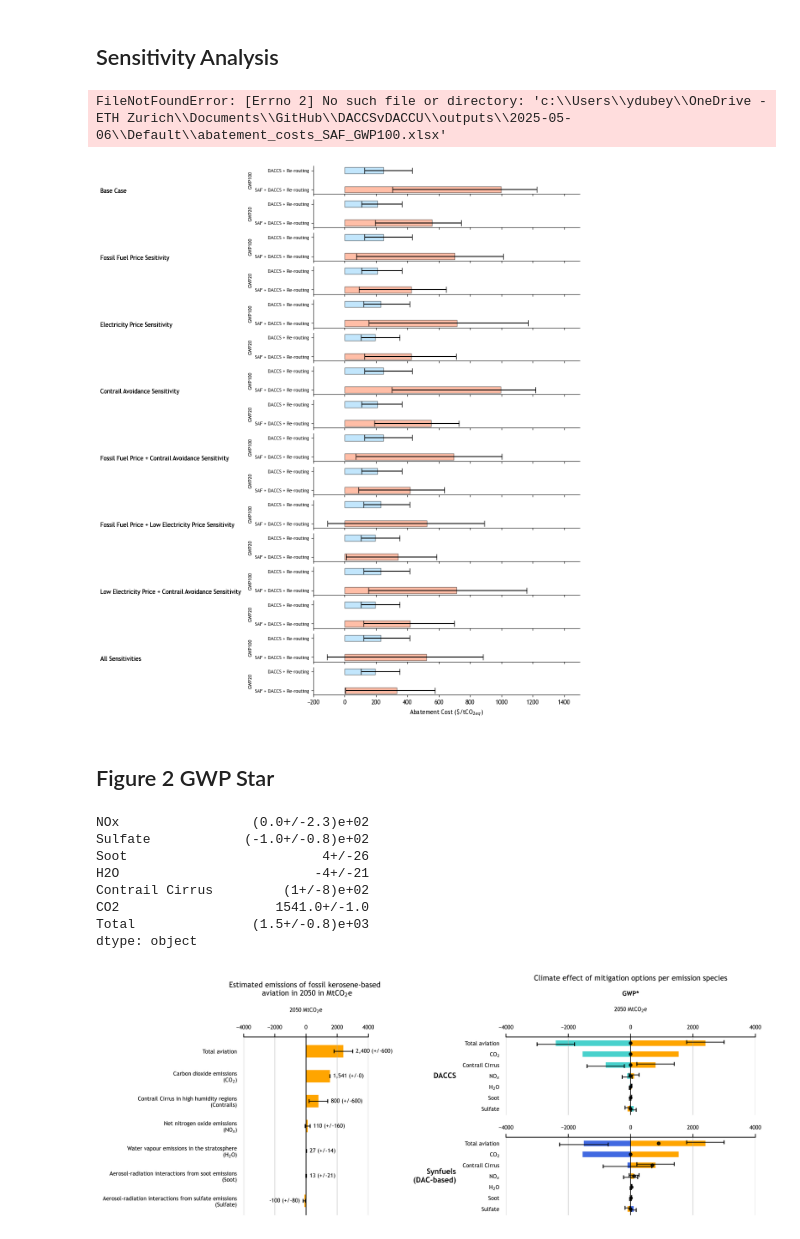
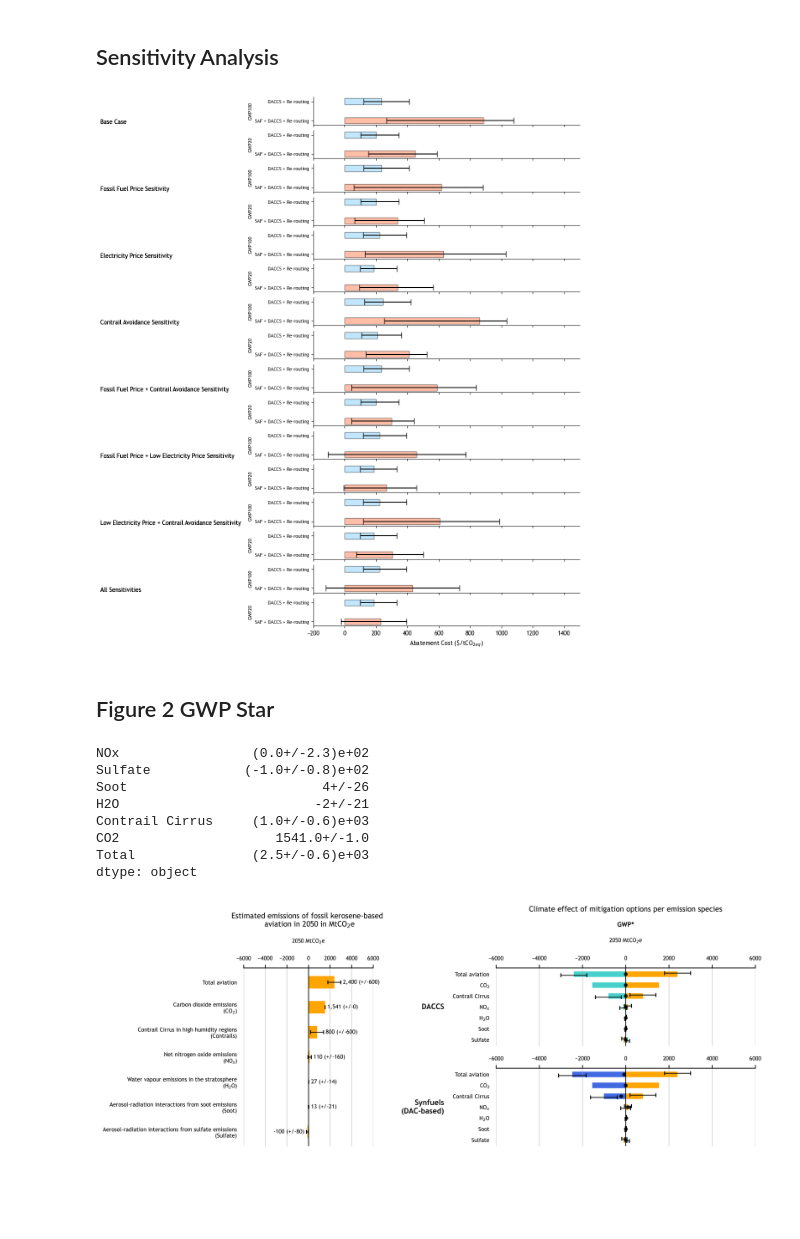
Before and after one commit to kfdsievert/DACCSvDACCU, a Jupyter notebook: code/plots.ipynb, the cells around one changed output. Drawn from its saved outputs; the diff is of its cells as text; code cells hidden in the pictures; blank space fills up the shorter version.

```diff
--- a/code/plots.ipynb
+++ b/code/plots.ipynb
@@ -19,7 +19,7 @@ sensitivity = False
 # %%
 notebook_dir = os.path.dirname(os.path.abspath("__file__"))
 root = os.path.dirname(notebook_dir)
-folder_name_base = "2025-05-06"
+folder_name_base = "2025-05-21"
 sensitivity_name = "Default"
 if sensitivity:
     folder_name = os.path.join(folder_name_base, sensitivity_name)
@@ -830,8 +830,6 @@ for folder in sensitivity_scenarios:
                 df.rename(columns={"Unnamed: 0": "Quartile"}, inplace=True)
                 df.loc[:,"Abatement Cost $ per tCO2eq"] = df.loc[:,"Abatement Cost $ per tCO2eq"].astype(str).apply(lambda x: ufloat_fromstr(x))
                 sensitivity_scenario_dfs[folder][tech][gwp][scenario] = df
-# %% [output]
-FileNotFoundError: [Errno 2] No such file or directory: 'c:\\Users\\ydubey\\OneDrive - ETH Zurich\\Documents\\GitHub\\DACCSvDACCU\\outputs\\2025-05-06\\Default\\abatement_costs_SAF_GWP100.xlsx'
 # %%
 fig, axs = plt.subplots(16, 1, figsize=(8, 16), sharex=True)
 plt.xlim(-200, 1500)
@@ -877,11 +875,11 @@ for sensitivity_scenario in sensitivity_scenarios:
 
 plt.show()
 # %% [output]
-[figure, old version]
+[figure, new version]
 # %% [markdown]
 ## Figure 2 GWP Star
 # %%
-gwp_star_emissions = pd.read_csv(os.path.join(notebook_dir, f"{root}/outputs/{folder_name}/gwp_star.csv"))
+gwp_star_emissions = pd.read_excel(os.path.join(notebook_dir, f"{root}/outputs/{folder_name}/gwp_star.xlsx"), sheet_name = "Base Case")
 # %%
 gwp_star_emissions = gwp_star_emissions.rename(columns={"Unnamed: 0": "Route"})
 gwp_star_emissions = gwp_star_emissions.set_index("Route")
@@ -896,10 +894,10 @@ gwp_star_emissions.loc["GWP* BAU"] - gwp_star_emissions.loc["GWP* SAF"]
 NOx                 (0.0+/-2.3)e+02
 Sulfate            (-1.0+/-0.8)e+02
 Soot                         4+/-26
-H2O                         -4+/-21
-Contrail Cirrus         (1+/-8)e+02
+H2O                         -2+/-21
+Contrail Cirrus     (1.0+/-0.6)e+03
 CO2                    1541.0+/-1.0
-Total               (1.5+/-0.8)e+03
+Total               (2.5+/-0.6)e+03
 dtype: object
 # %%
 import matplotlib.pyplot as plt
@@ -917,8 +915,8 @@ axs = [ax_bau, ax_daccs, ax_saf]
 
 # Common settings
 for ax in axs:
-    ax.set_xlim(-4000, 4000)
-    ax.set_xticks(range(-4000, 4001, 2000))
+    ax.set_xlim(-6000, 6000)
+    ax.set_xticks(range(-6000, 6001, 2000))
 
 # Data and visual settings (assuming gwp_star_emissions exists)
 bar_width = 0.5
@@ -1005,31 +1003,31 @@ for ax in axs:
         ax.set_yticklabels(list(reversed(labels.values())), fontsize=6)
     ax.xaxis.grid(True, linestyle='-', alpha=0.5)
     ax.tick_params(axis='x', labelsize=6)
     ax.tick_params(axis='y', which='both', left=False, right=False)
     ax.axvline(0, color="black", linewidth=0.8, linestyle="-")
     ax.xaxis.set_ticks_position('top')
     ax.xaxis.set_label_position('top')
     #ax.spines['top'].set_visible(False)
     ax.spines['right'].set_visible(False)
     ax.spines['left'].set_visible(False)
     ax.spines['bottom'].set_visible(False)
 
 # Titles
 ax_daccs.set_ylabel("DACCS", fontsize=8, labelpad=0.5, weight="bold", rotation=0, ha='right', va='center')
 ax_saf.set_ylabel("Synfuels\n(DAC-based)", fontsize=8, labelpad=0.5, weight="bold", rotation=0, ha='right', va='center')
 ax_daccs.yaxis.set_label_coords(-0.2, 0.5)
 ax_saf.yaxis.set_label_coords(-0.2, 0.5)
 ax_bau.set_title("Estimated emissions of fossil kerosene-based \n aviation in 2050 in MtCO$_2$e ", fontsize=8, y=1.2)
 ax_daccs.set_title("Climate effect of mitigation options per emission species", fontsize=8, y=1.65)
 
 
 
 
 ax_bau.text(0.5, 1.15, "2050 MtCO$_2$e", transform=ax_bau.transAxes, fontsize=6, ha='center', va='center')
 ax_daccs.text(0.5, 1.55, "GWP*", transform=ax_daccs.transAxes, fontsize=7, ha='center', va='center', weight='bold')
 ax_daccs.text(0.5, 1.35, "2050 MtCO$_2$e", transform=ax_daccs.transAxes, fontsize=6, ha='center', va='center')
 
 plt.tight_layout()
 plt.show()
 # %% [output]
-[figure, old version]
+[figure, new version]
```
Also changed, not shown: parts of 4 cells of this notebook, 4 other files.
